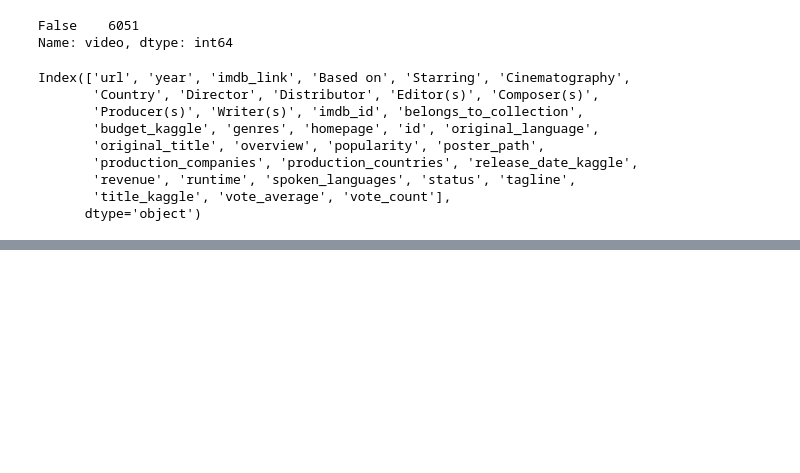
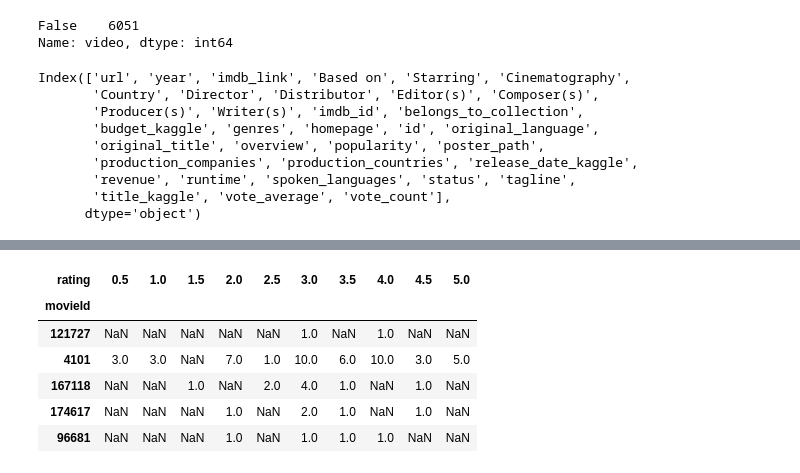
Before and after one commit to CocoLB/08-Movies-ETL, a Jupyter notebook: ETL.ipynb, the cells around one changed output, grey strips where cells are left out. Saved outputs shown, nothing was run; the diff lists cells and outputs as text; code cells hidden in the pictures; blank space fills up the shorter version.

```diff
--- a/ETL.ipynb
+++ b/ETL.ipynb
@@ -1109,0 +1131,10 @@ movies_df.rename({'id':'kaggle_id',
+# %%
+rating_counts.sample(5)
+# %% [output]
+| rating | 0.5 | 1.0 | 1.5 | 2.0 | 2.5 | 3.0 | 3.5 | 4.0 | 4.5 | 5.0 |
+| movieId |  |  |  |  |  |  |  |  |  |  |
+| 121727 | NaN | NaN | NaN | NaN | NaN | 1.0 | NaN | 1.0 | NaN | NaN |
+| 4101 | 3.0 | 3.0 | NaN | 7.0 | 1.0 | 10.0 | 6.0 | 10.0 | 3.0 | 5.0 |
+| 167118 | NaN | NaN | 1.0 | NaN | 2.0 | 4.0 | 1.0 | NaN | 1.0 | NaN |
+| 174617 | NaN | NaN | NaN | 1.0 | NaN | 2.0 | 1.0 | NaN | 1.0 | NaN |
+| 96681 | NaN | NaN | NaN | 1.0 | NaN | 1.0 | 1.0 | 1.0 | NaN | NaN |
```
Also changed, not shown: parts of 10 cells of this notebook.
